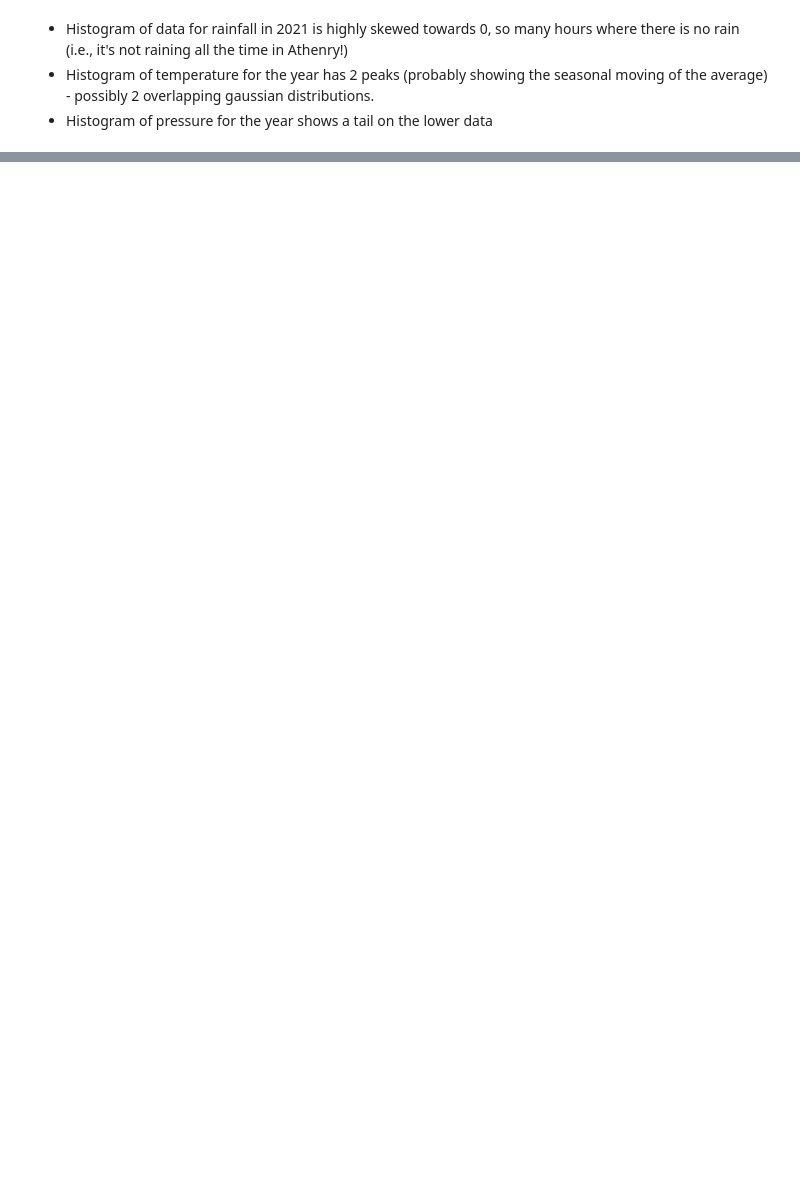
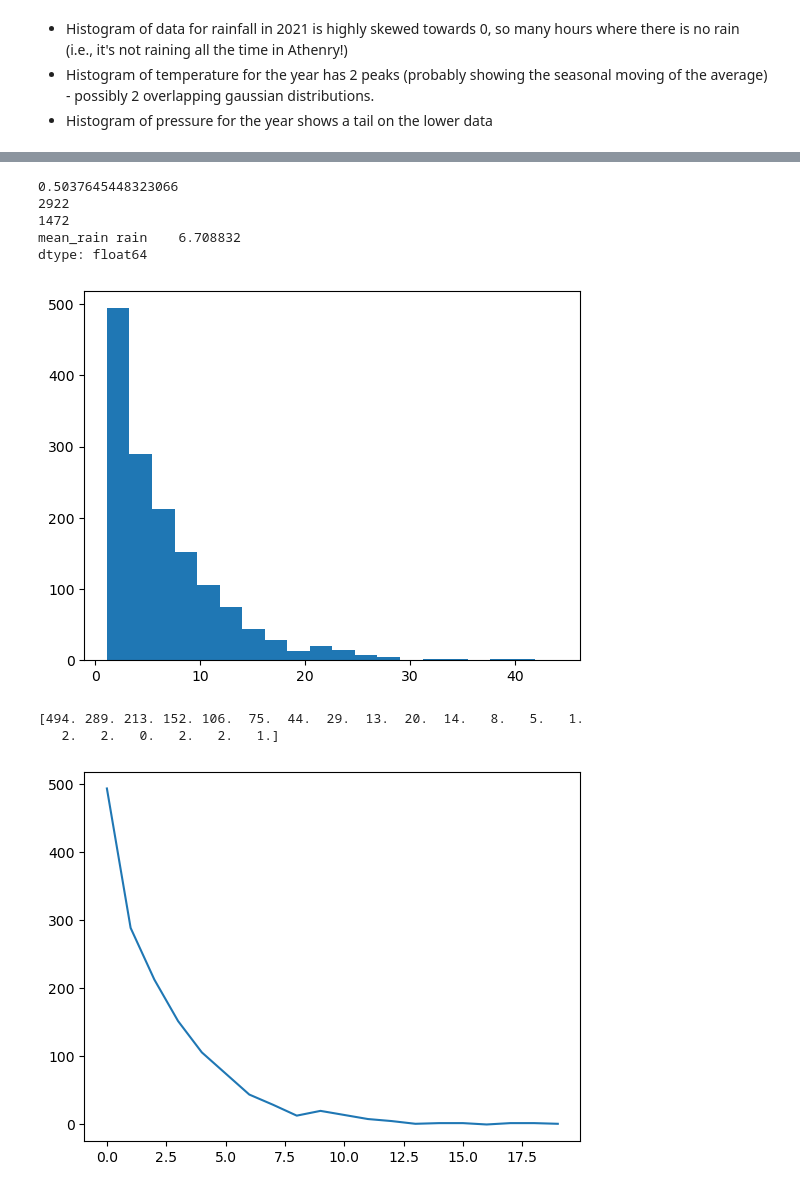
Before and after one commit to Eilis9/PfDA_Project1, a Jupyter notebook: met_athenry.ipynb, the cells around one changed output, grey strips where cells are left out. Saved outputs shown, nothing was run; the diff lists cells and outputs as text; code cells hidden in the pictures; blank space fills up the shorter version.

Commit message:
Analysis of rainfall

```diff
--- a/met_athenry.ipynb
+++ b/met_athenry.ipynb
@@ -71,0 +82,36 @@ plt.show()
+# %%
+# Calculate the stats by month
+
+#g = year_data_df.groupby(pd.Grouper(key='datetime', freq='M')).var()
+#g
+# sum the rainfall per day
+year_data_df[['rain', 'datetime']]
+daily_rain_sum = year_data_df[['rain', 'datetime']].groupby(pd.Grouper(key='datetime', freq='D')).sum()
+fw = (daily_rain_sum['rain']>1).sum() / len(daily_rain_sum)
+#fw = df_rainy_day.sum()
+print(fw)
+print(len(daily_rain_sum))
+print((daily_rain_sum['rain']>1).sum())
+daily_rain_rainydays = daily_rain_sum[daily_rain_sum['rain']>1]
+#plt.hist(daily_rain_rainydays)
+mean_daily_rain = daily_rain_rainydays.mean()
+print("mean_rain", mean_daily_rain)
+(n, bins, patches) = plt.hist(daily_rain_rainydays, bins=20, label='hst')
+plt.show()
+print(n)
+plt.plot(n)
+plt.show()
+logn = np.log(n)
+logn[np.isneginf(logn)] = 0
+plt.plot(logn)
+plt.show()
+# %% [output]
+0.5037645448323066
+2922
+1472
+mean_rain rain    6.708832
+dtype: float64
+[figure, added]
+[494. 289. 213. 152. 106.  75.  44.  29.  13.  20.  14.   8.   5.   1.
+   2.   2.   0.   2.   2.   1.]
+[figure, added]
```
Also changed, not shown: parts of 11 cells of this notebook.
